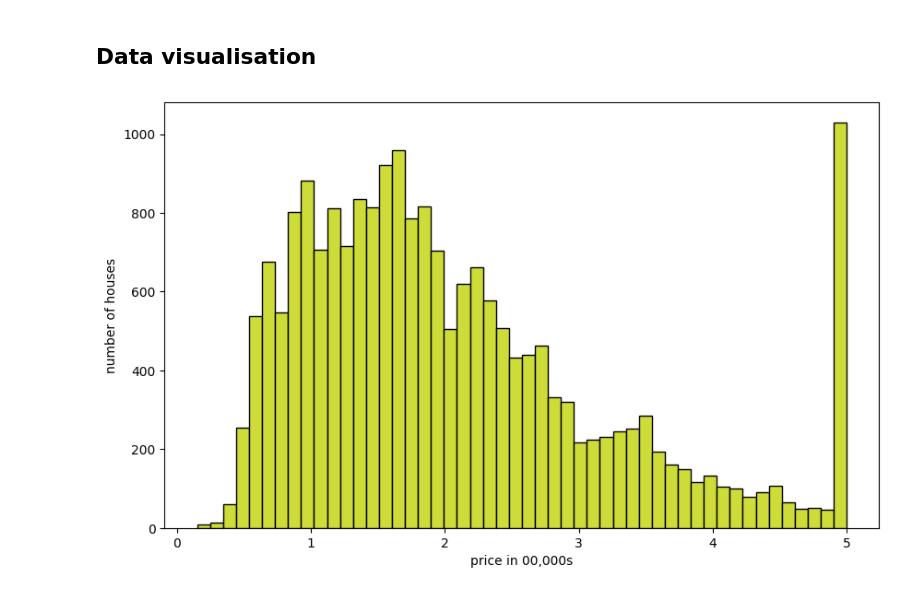
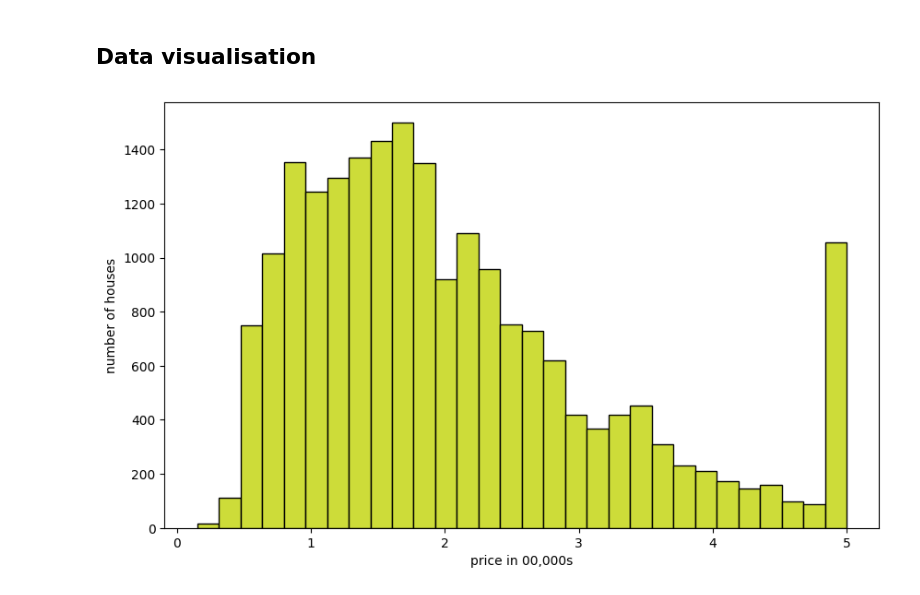
Before and after one commit to kuljeet234/house-prediction-, a Jupyter notebook: Multivariate regression.ipynb, the cells around one changed output. Saved outputs shown, nothing was run; the diff lists cells and outputs as text; code cells hidden in the pictures.

```diff
--- a/Multivariate regression.ipynb
+++ b/Multivariate regression.ipynb
@@ -128,12 +128,12 @@ memory usage: 1.4 MB
 # %% [markdown]
 ## Data visualisation
 # %%
-plt.figure(figsize=(10,6))
-plt.hist(data['price'],bins = 50,ec = 'black',color='#CDDC39')
+plt.figure(figsize=(10,7))
+plt.hist(data['price'],bins = 30,ec = 'black',color='#CDDC39')
 plt.xlabel('price in 00,000s')
 plt.ylabel('number of houses')
 plt.show()
 # %% [output]
-[figure, old version]
+[figure, new version]
 # %%
 plt.figure(figsize=(10,6))
```
Also changed, not shown: parts of 3 cells of this notebook.
